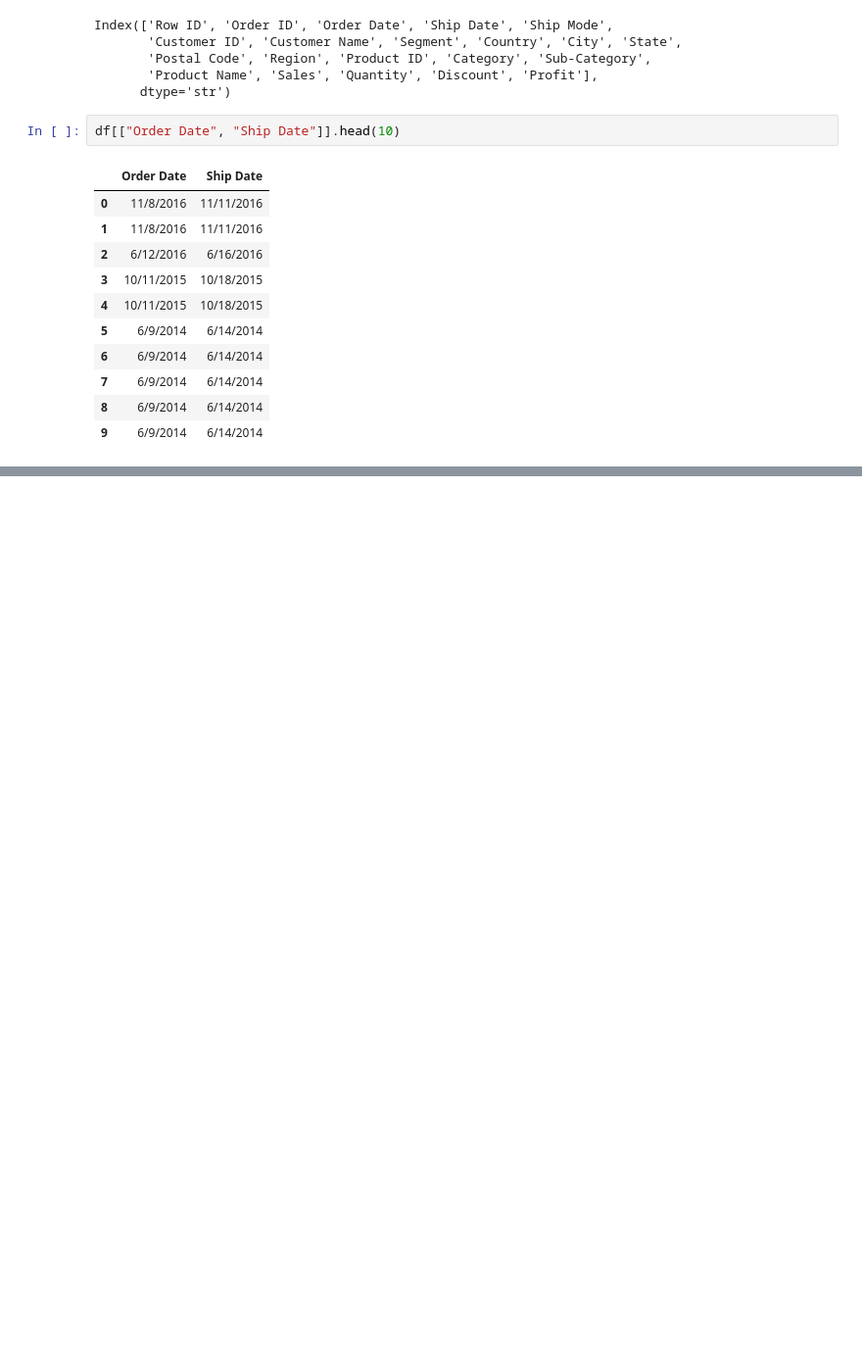
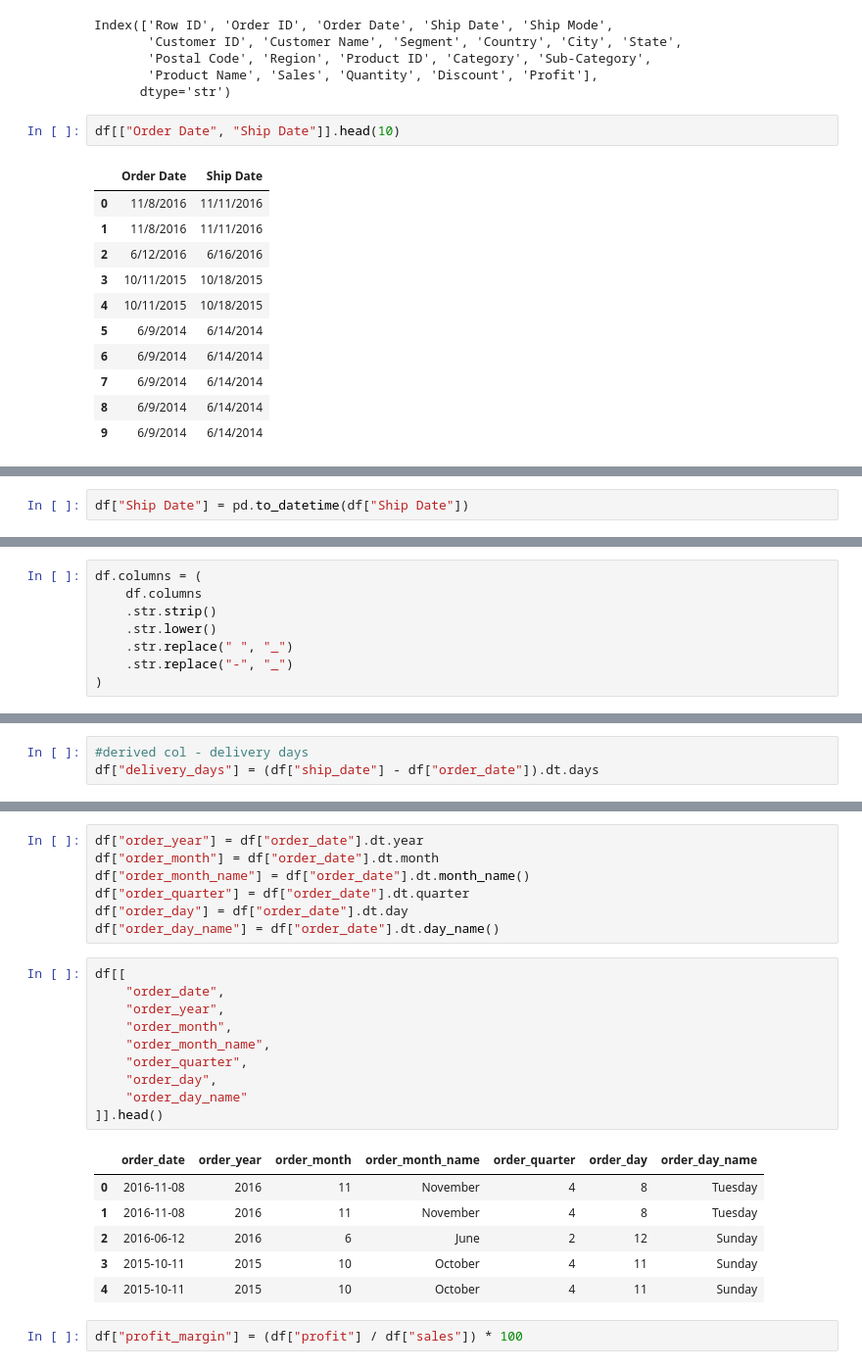
Before and after one commit to Yashoda07/Retail-Sales-Intelligence-Platform, a Jupyter notebook: python/01_data_understanding.ipynb, the cells around one changed output, grey strips where cells are left out. Shown at 98% size. Drawn from its saved outputs; the diff is of its cells as text; blank space fills up the shorter version.

```diff
--- a/python/01_data_understanding.ipynb
+++ b/python/01_data_understanding.ipynb
@@ -139,0 +188,2 @@ df[["Order Date", "Ship Date"]].head(10)
+# %%
+df["Ship Date"] = pd.to_datetime(df["Ship Date"])
@@ -139,0 +218,8 @@ df[["Order Date", "Ship Date"]].head(10)
+# %%
+df.columns = (
+    df.columns
+    .str.strip()
+    .str.lower()
+    .str.replace(" ", "_")
+    .str.replace("-", "_")
+)
@@ -139,0 +234,3 @@ df[["Order Date", "Ship Date"]].head(10)
+# %%
+#derived col - delivery days
+df["delivery_days"] = (df["ship_date"] - df["order_date"]).dt.days
@@ -139,0 +258,26 @@ df[["Order Date", "Ship Date"]].head(10)
+# %%
+df["order_year"] = df["order_date"].dt.year
+df["order_month"] = df["order_date"].dt.month
+df["order_month_name"] = df["order_date"].dt.month_name()
+df["order_quarter"] = df["order_date"].dt.quarter
+df["order_day"] = df["order_date"].dt.day
+df["order_day_name"] = df["order_date"].dt.day_name()
+# %%
+df[[
+    "order_date",
+    "order_year",
+    "order_month",
+    "order_month_name",
+    "order_quarter",
+    "order_day",
+    "order_day_name"
+]].head()
+# %% [output]
+|  | order_date | order_year | order_month | order_month_name | order_quarter | order_day | order_day_name |
+| 0 | 2016-11-08 | 2016 | 11 | November | 4 | 8 | Tuesday |
+| 1 | 2016-11-08 | 2016 | 11 | November | 4 | 8 | Tuesday |
+| 2 | 2016-06-12 | 2016 | 6 | June | 2 | 12 | Sunday |
+| 3 | 2015-10-11 | 2015 | 10 | October | 4 | 11 | Sunday |
+| 4 | 2015-10-11 | 2015 | 10 | October | 4 | 11 | Sunday |
+# %%
+df["profit_margin"] = (df["profit"] / df["sales"]) * 100
```
Also changed, not shown: parts of 18 cells of this notebook, 2 other files.
